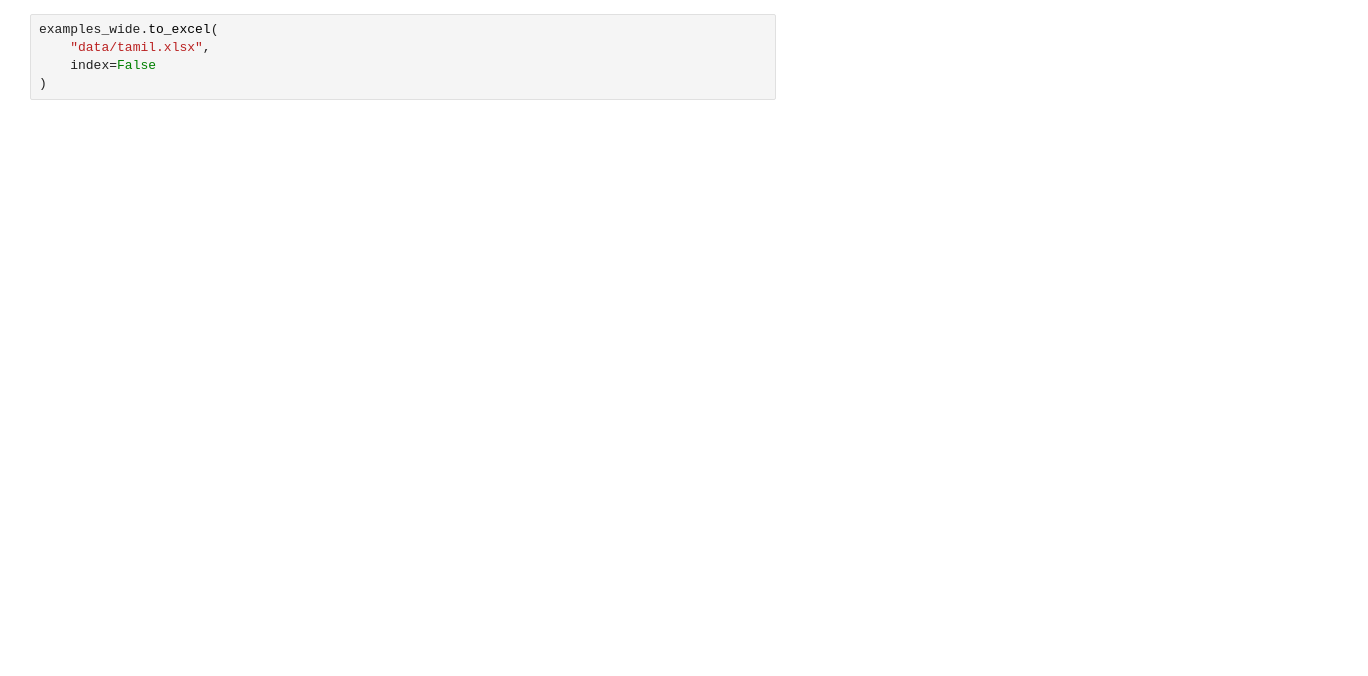
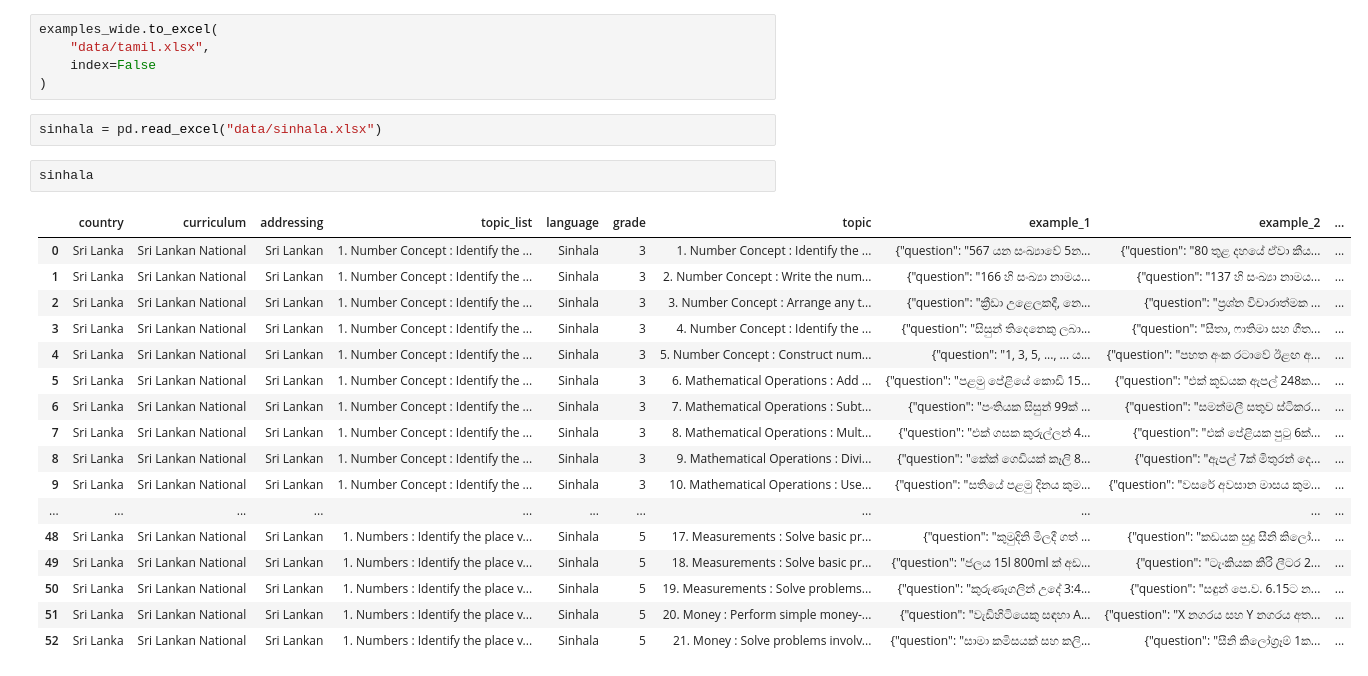
Before and after one commit to Kalana777/mathword-multilinguo, a Jupyter notebook: multiningual_dataset_prep.ipynb, the cells around one changed output. Cells and saved outputs as stored; diff of their text form; blank space fills up the shorter version.

```diff
--- a/multiningual_dataset_prep.ipynb
+++ b/multiningual_dataset_prep.ipynb
@@ -784,3 +786,25 @@ examples_wide.to_excel(
     "data/tamil.xlsx",
     index=False
 )
+# %%
+sinhala = pd.read_excel("data/sinhala.xlsx")
+# %%
+sinhala
+# %% [output]
+|  | country | curriculum | addressing | topic_list | language | grade | topic | example_1 | example_2 | ... |
+| 0 | Sri Lanka | Sri Lankan National | Sri Lankan | 1. Number Concept : Identify the ... | Sinhala | 3 | 1. Number Concept : Identify the ... | {"question": "567 යන සංඛ්‍යාවේ 5න... | {"question": "80 තුළ දහයේ ඒවා කීය... | ... |
+| 1 | Sri Lanka | Sri Lankan National | Sri Lankan | 1. Number Concept : Identify the ... | Sinhala | 3 | 2. Number Concept : Write the num... | {"question": "166 හි සංඛ්‍යා නාමය... | {"question": "137 හි සංඛ්‍යා නාමය... | ... |
+| 2 | Sri Lanka | Sri Lankan National | Sri Lankan | 1. Number Concept : Identify the ... | Sinhala | 3 | 3. Number Concept : Arrange any t... | {"question": "ක්‍රීඩා උළෙලකදී, නෙ... | {"question": "ප්‍රශ්න විචාරාත්මක ... | ... |
+| 3 | Sri Lanka | Sri Lankan National | Sri Lankan | 1. Number Concept : Identify the ... | Sinhala | 3 | 4. Number Concept : Identify the ... | {"question": "සිසුන් තිදෙනෙකු ලබා... | {"question": "සීතා, ෆාතිමා සහ ගීත... | ... |
+| 4 | Sri Lanka | Sri Lankan National | Sri Lankan | 1. Number Concept : Identify the ... | Sinhala | 3 | 5. Number Concept : Construct num... | {"question": "1, 3, 5, ..., ... ය... | {"question": "පහත අංක රටාවේ ඊළඟ අ... | ... |
+| 5 | Sri Lanka | Sri Lankan National | Sri Lankan | 1. Number Concept : Identify the ... | Sinhala | 3 | 6. Mathematical Operations : Add ... | {"question": "පළමු පේළියේ කොඩි 15... | {"question": "එක් කූඩයක ඇපල් 248ක... | ... |
+| 6 | Sri Lanka | Sri Lankan National | Sri Lankan | 1. Number Concept : Identify the ... | Sinhala | 3 | 7. Mathematical Operations : Subt... | {"question": "පංතියක සිසුන් 99ක් ... | {"question": "සමන්මලී සතුව ස්ටිකර... | ... |
+| 7 | Sri Lanka | Sri Lankan National | Sri Lankan | 1. Number Concept : Identify the ... | Sinhala | 3 | 8. Mathematical Operations : Mult... | {"question": "එක් ගසක කුරුල්ලන් 4... | {"question": "එක් පේළියක පුටු 6ක්... | ... |
+| 8 | Sri Lanka | Sri Lankan National | Sri Lankan | 1. Number Concept : Identify the ... | Sinhala | 3 | 9. Mathematical Operations : Divi... | {"question": "කේක් ගෙඩියක් කෑලි 8... | {"question": "ඇපල් 7ක් මිතුරන් දෙ... | ... |
+| 9 | Sri Lanka | Sri Lankan National | Sri Lankan | 1. Number Concept : Identify the ... | Sinhala | 3 | 10. Mathematical Operations : Use... | {"question": "සතියේ පළමු දිනය කුම... | {"question": "වසරේ අවසාන මාසය කුම... | ... |
+| ... | ... | ... | ... | ... | ... | ... | ... | ... | ... | ... |
+| 48 | Sri Lanka | Sri Lankan National | Sri Lankan | 1. Numbers : Identify the place v... | Sinhala | 5 | 17. Measurements : Solve basic pr... | {"question": "කුමුදිනි මිලදී ගත් ... | {"question": "කඩයක සුදු සීනි කිලෝ... | ... |
+| 49 | Sri Lanka | Sri Lankan National | Sri Lankan | 1. Numbers : Identify the place v... | Sinhala | 5 | 18. Measurements : Solve basic pr... | {"question": "ජලය 15l 800ml ක් අඩ... | {"question": "ටැංකියක කිරි ලීටර 2... | ... |
+| 50 | Sri Lanka | Sri Lankan National | Sri Lankan | 1. Numbers : Identify the place v... | Sinhala | 5 | 19. Measurements : Solve problems... | {"question": "කුරුණෑගලින් උදේ 3:4... | {"question": "සඳුන් පෙ.ව. 6.15ට න... | ... |
+| 51 | Sri Lanka | Sri Lankan National | Sri Lankan | 1. Numbers : Identify the place v... | Sinhala | 5 | 20. Money : Perform simple money-... | {"question": "වැඩිහිටියෙකු සඳහා A... | {"question": "X නගරය සහ Y නගරය අත... | ... |
+| 52 | Sri Lanka | Sri Lankan National | Sri Lankan | 1. Numbers : Identify the place v... | Sinhala | 5 | 21. Money : Solve problems involv... | {"question": "සාමා කමිසයක් සහ කලි... | {"question": "සීනි කිලෝග්‍රෑම් 1ක... | ... |
```
Also changed, not shown: parts of 2 cells of this notebook, 2 other files.
